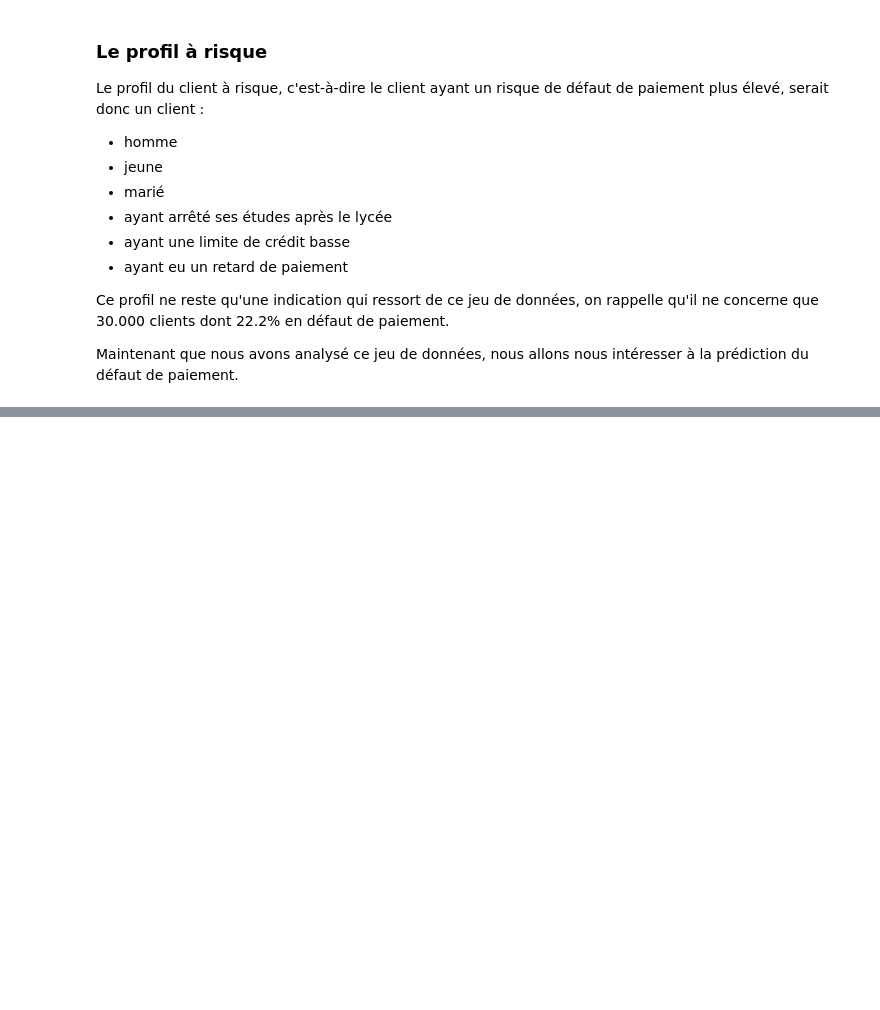
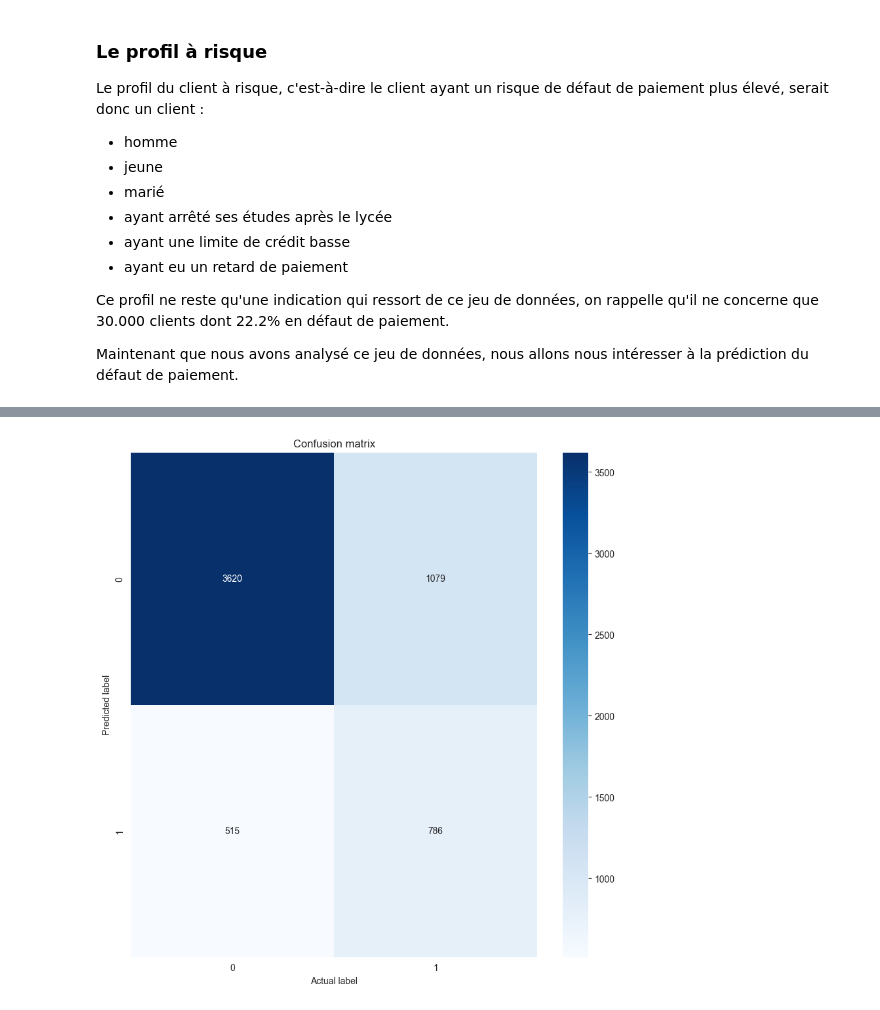
Before and after one commit to Alhern/defaults_prediction, a Jupyter notebook: credit_default.ipynb, the cells around one changed output, grey strips where cells are left out. Cells and saved outputs as stored; diff of their text form; code cells hidden in the pictures; blank space fills up the shorter version.

```diff
--- a/credit_default.ipynb
+++ b/credit_default.ipynb
@@ -542,0 +742,13 @@ Maintenant que nous avons analysé ce jeu de données, nous allons nous intéres
+# %%
+model_sm = Sequential()
+model_sm.add(Dense(128, input_dim=X_train_sm.shape[1], activation='relu'))
+model_sm.add(Dense(64, activation='relu'))
+model_sm.add(Dropout(0.2))
+model_sm.add(Dense(32, activation='relu'))
+model_sm.add(Dropout(0.2))
+model_sm.add(Dense(32, activation='relu'))
+model_sm.add(Dropout(0.2))
+model_sm.add(Dense(16, activation='relu'))
+model_sm.add(Dropout(0.2))
+model_sm.add(BatchNormalization())
+model_sm.add(Dense(1, activation='sigmoid'))
@@ -542,0 +775,4 @@ Maintenant que nous avons analysé ce jeu de données, nous allons nous intéres
+# %%
+model_sm.compile(optimizer='adam', loss='binary_crossentropy', metrics=['accuracy'])
+# %%
+history_sm = model_sm.fit(X_train_sm, y_train_sm, epochs=100, batch_size=256, validation_data=(X_test, y_test))
@@ -542,0 +814,11 @@ Maintenant que nous avons analysé ce jeu de données, nous allons nous intéres
+# %%
+# Confusion matrix & classification report:
+print("\nConfusion matrix:")
+print('----------------------------')
+y_pred_sm = (model_sm.predict(X_test) > 0.5).astype("int32")
+cm_sm = confusion_matrix(y_test, y_pred_sm)
+print(cm_sm)
+
+print('\nClassification report:')
+print('----------------------------')
+print(classification_report(y_test, y_pred_sm, target_names=['neg', 'pos']))
@@ -542,0 +842,9 @@ Maintenant que nous avons analysé ce jeu de données, nous allons nous intéres
+# %%
+plt.figure(figsize=(10, 10))
+sns.heatmap(cm_sm, annot=True, fmt='d', cmap='Blues')
+plt.title('Confusion matrix')
+plt.xlabel('Actual label')
+plt.ylabel('Predicted label')
+plt.show()
+# %% [output]
+[figure, added]
```
Also changed, not shown: parts of 30 cells of this notebook.
